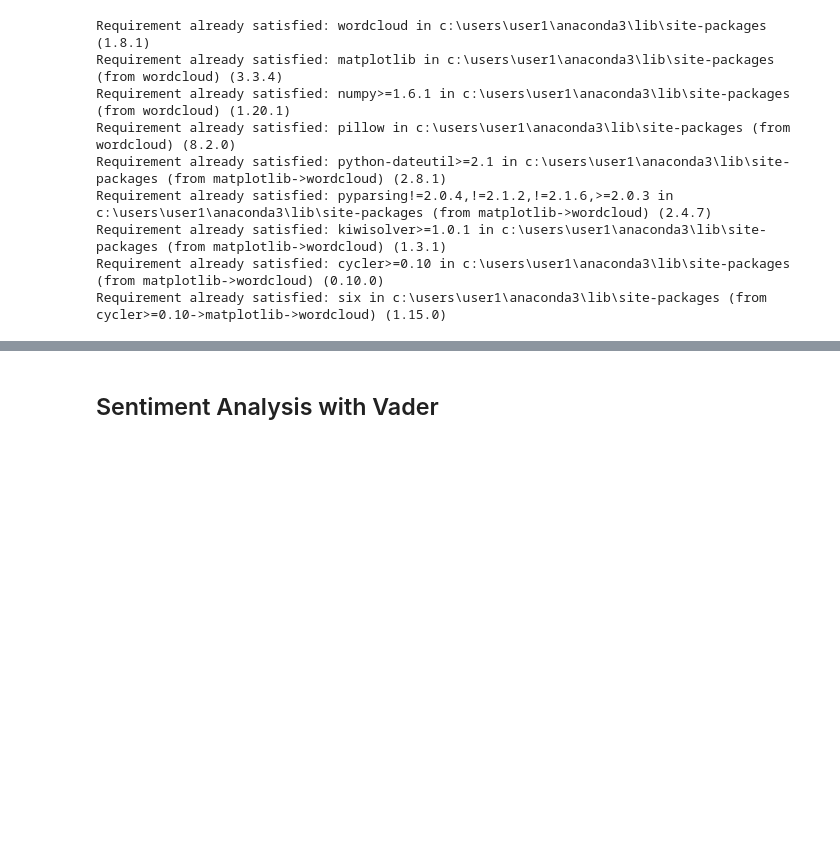
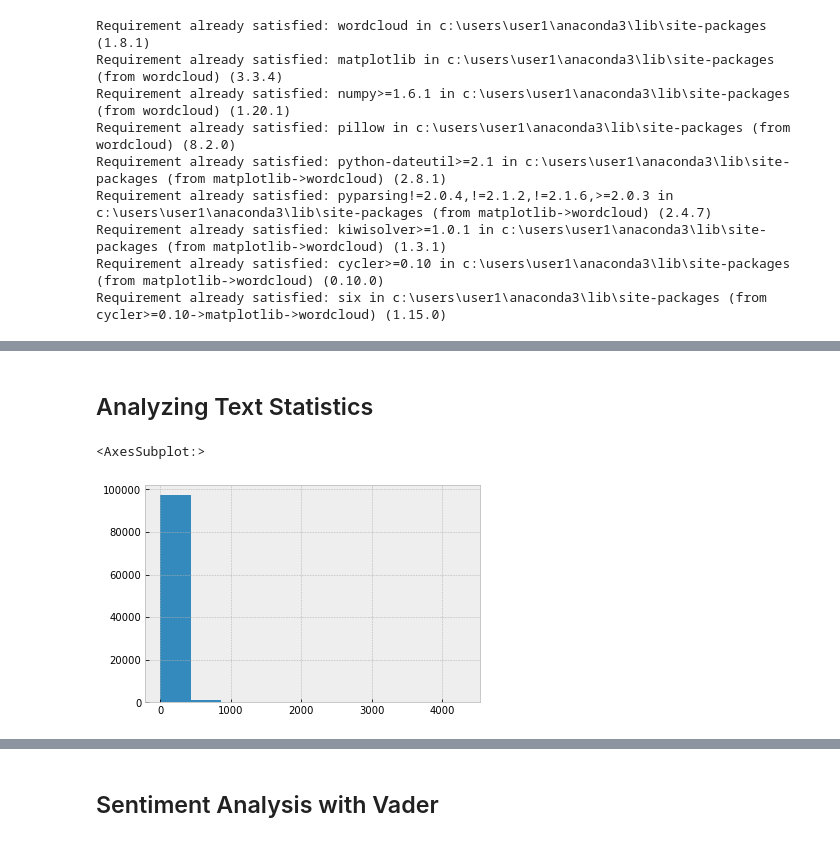
Before and after one commit to dplem/Cryptocurrency-Market-Forecasting, a Jupyter notebook: Notebooks/Exploratory_Analysis.ipynb, the cells around one changed output, grey strips where cells are left out. Drawn from its saved outputs; the diff is of its cells as text; code cells hidden in the pictures; blank space fills up the shorter version.

```diff
--- a/Notebooks/Exploratory_Analysis.ipynb
+++ b/Notebooks/Exploratory_Analysis.ipynb
@@ -33,5 +28,5 @@ Directory changed successfully c:\Users\User1\Desktop\Github Repos\Cryptocurrenc
 # %%
-path = '../Data/Hot/'
+path = '../Data/Reddit_Comments/Cryptocurrency/'
 
 files = os.listdir(path)
 
@@ -89,0 +63,3 @@ plt.show()
+# %%
+df = pd.read_csv(csv_list[0])
+df.head()
@@ -89,0 +112,5 @@ plt.show()
+# %%
+# Remove all rows that have NaN in df['body']
+df = df[df['body'].notna()]
+# %%
+df = df[df.author != "AutoModerator"]
@@ -89,0 +126,7 @@ plt.show()
+# %% [markdown]
+## Analyzing Text Statistics
+# %%
+df['body'].str.len().hist()
+# %% [output]
+<AxesSubplot:>
+[figure, added]
```
Also changed, not shown: parts of 31 cells of this notebook.
